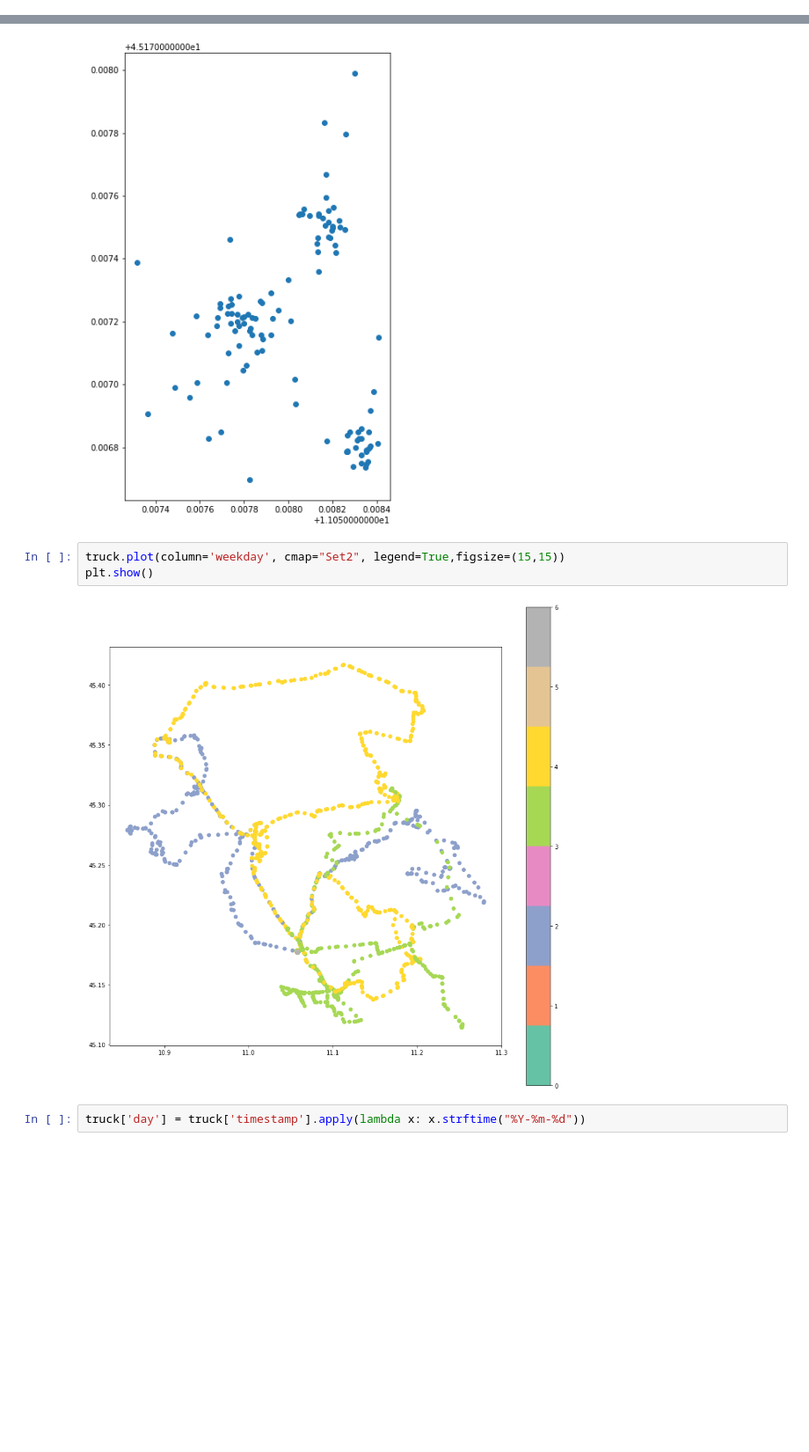
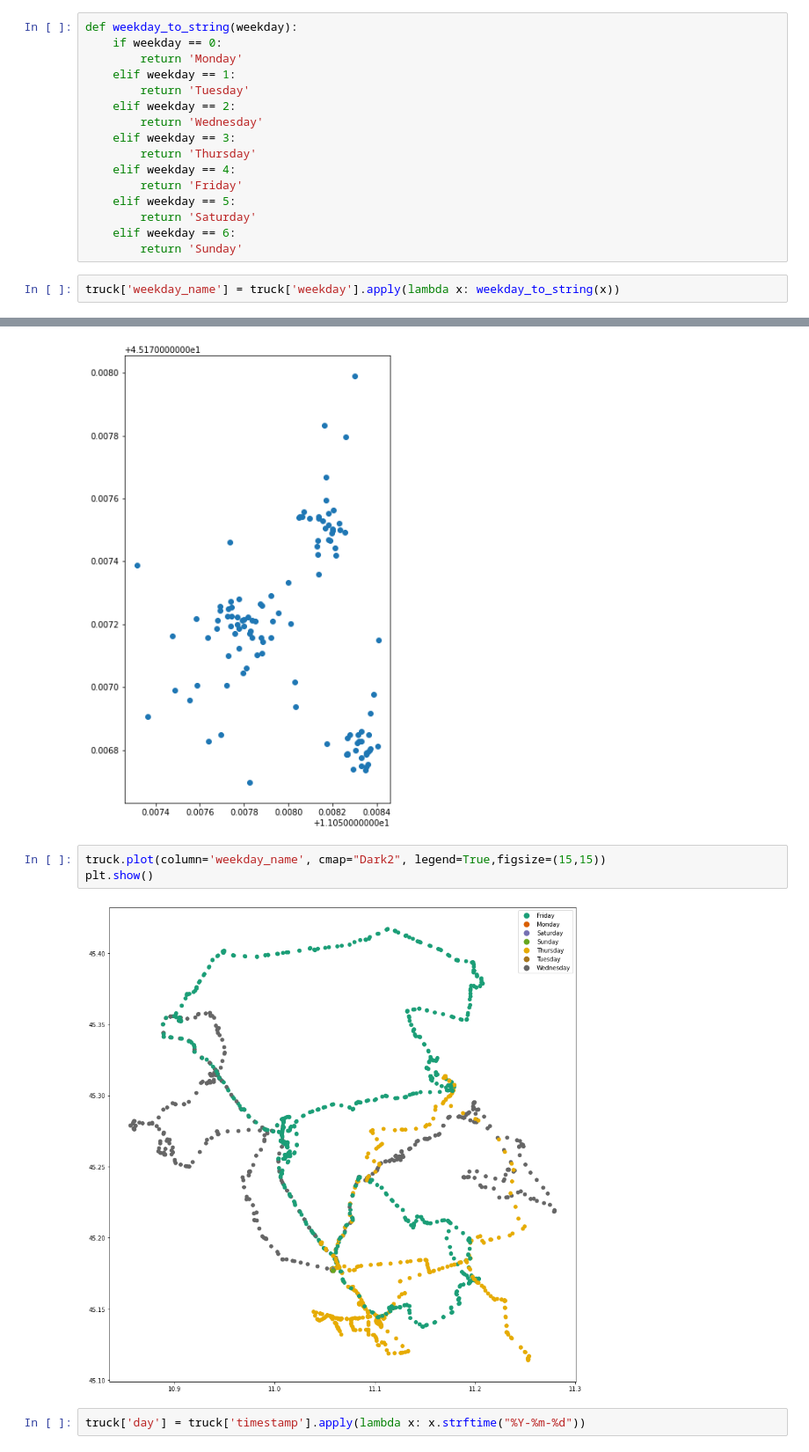
Before and after one commit to napo/geospatial_course_unitn, a Jupyter notebook: code/solutions/06_solution_moving_analysis.ipynb, the cells around one changed output, grey strips where cells are left out. Shown at 88% size. Drawn from its saved outputs; the diff is of its cells as text; blank space fills up the shorter version.

```diff
--- a/code/solutions/06_solution_moving_analysis.ipynb
+++ b/code/solutions/06_solution_moving_analysis.ipynb
@@ -118,6 +117,24 @@ truck.weekday.unique()
 # Monday == 0 … Sunday == 6
 # %% [output]
 array([6, 0, 1, 2, 3, 4, 5])
+# %%
+def weekday_to_string(weekday):
+    if weekday == 0:
+        return 'Monday'
+    elif weekday == 1:
+        return 'Tuesday'
+    elif weekday == 2:
+        return 'Wednesday'
+    elif weekday == 3:
+        return 'Thursday'
+    elif weekday == 4:
+        return 'Friday'
+    elif weekday == 5:
+        return 'Saturday'
+    elif weekday == 6:
+        return 'Sunday'
+# %%
+truck['weekday_name'] = truck['weekday'].apply(lambda x: weekday_to_string(x))
 # %%
 truck[truck.weekday == 0].plot(figsize=(10,10))
 plt.show()
@@ -129,10 +146,10 @@ plt.show()
 # %% [output]
 [figure]
 # %%
-truck.plot(column='weekday', cmap="Set2", legend=True,figsize=(15,15))
+truck.plot(column='weekday_name', cmap="Dark2", legend=True,figsize=(15,15))
 plt.show()
 # %% [output]
-[figure, old version]
+[figure, new version]
 # %%
 truck['day'] = truck['timestamp'].apply(lambda x: x.strftime("%Y-%m-%d"))
 # %% [markdown]
```
Also changed, not shown: parts of 12 cells of this notebook, 1 other file.
